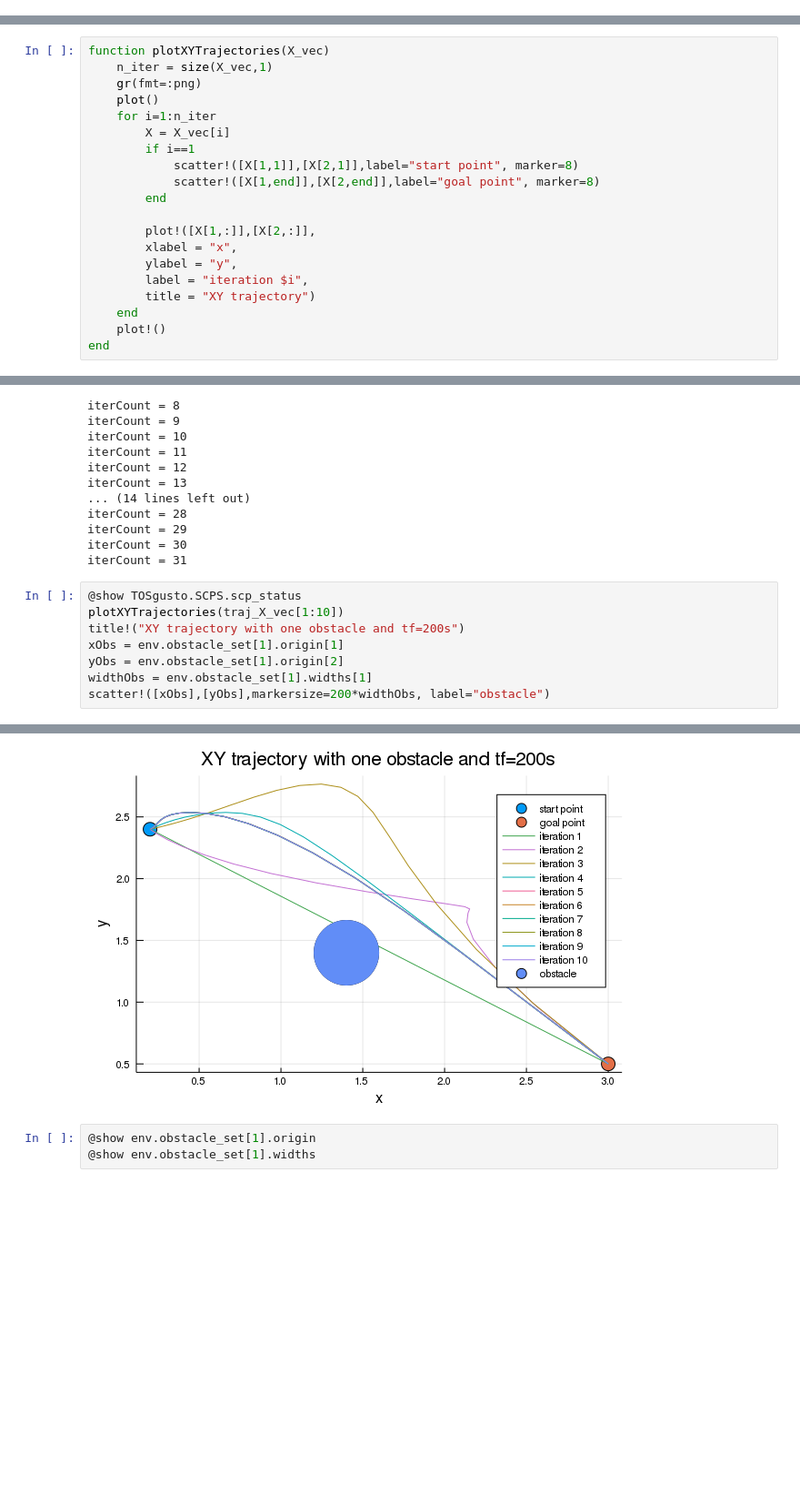
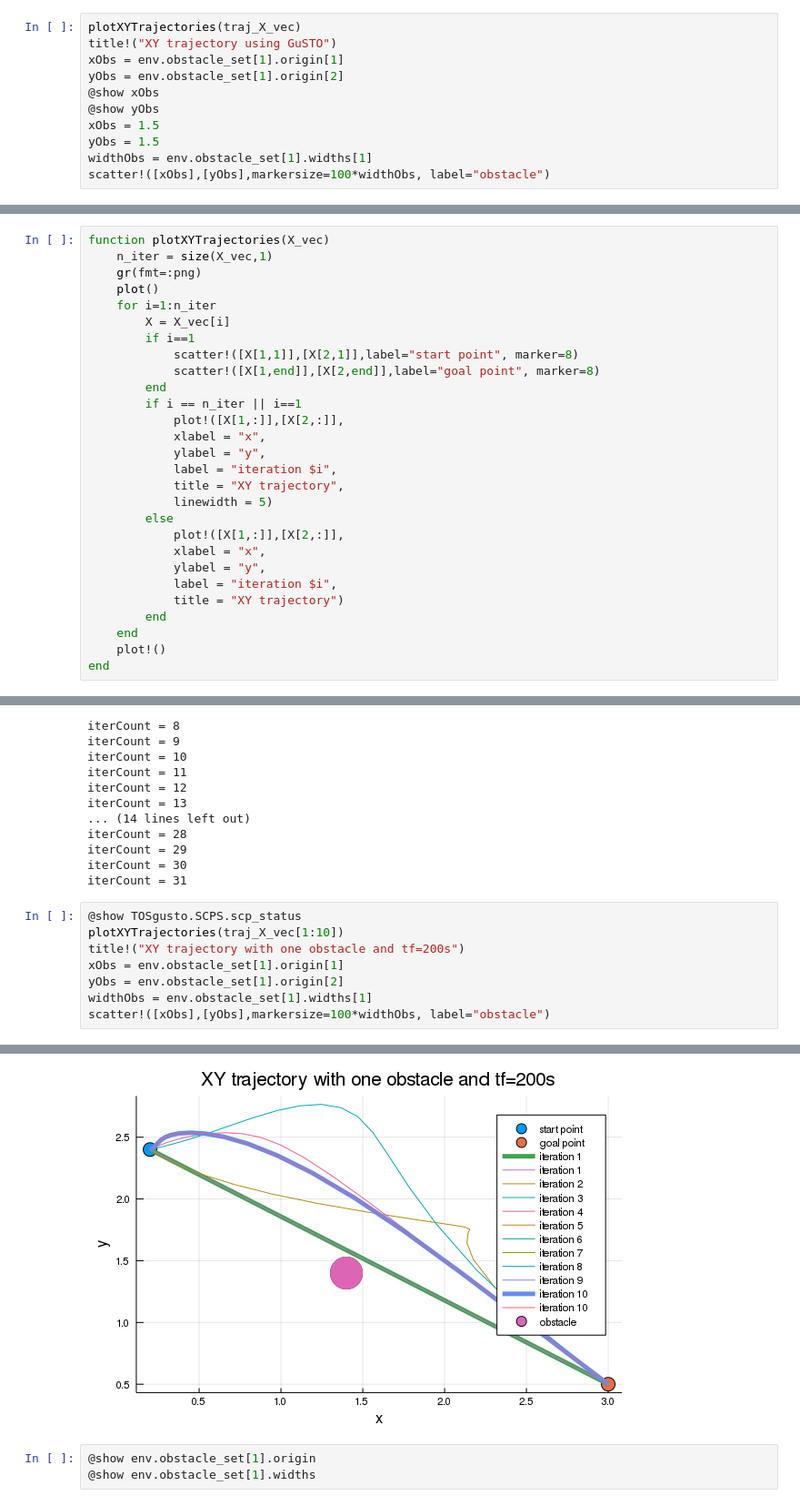
Before and after one commit to somritabanerjee/GuSTO.jl, a Jupyter notebook: examples/freeflyerSE2-Copy1.ipynb, the cells around one changed output, grey strips where cells are left out. Shown at 91% size. Cells and saved outputs as stored; diff of their text form; blank space fills up the shorter version.

```diff
--- a/examples/freeflyerSE2-Copy1.ipynb
+++ b/examples/freeflyerSE2-Copy1.ipynb
@@ -23,0 +369,11 @@ FreeflyerSE2(6, 3, 0.05, Any[], Any[], Any[])
+# %%
+plotXYTrajectories(traj_X_vec)
+title!("XY trajectory using GuSTO")
+xObs = env.obstacle_set[1].origin[1]
+yObs = env.obstacle_set[1].origin[2]
+@show xObs
+@show yObs
+xObs = 1.5
+yObs = 1.5
+widthObs = env.obstacle_set[1].widths[1]
+scatter!([xObs],[yObs],markersize=100*widthObs, label="obstacle")
@@ -1341,12 +2040,20 @@ function plotXYTrajectories(X_vec)
             scatter!([X[1,1]],[X[2,1]],label="start point", marker=8)
             scatter!([X[1,end]],[X[2,end]],label="goal point", marker=8)
         end
-
-        plot!([X[1,:]],[X[2,:]],
-        xlabel = "x",
-        ylabel = "y",
-        label = "iteration $i",
-        title = "XY trajectory")
+        if i == n_iter || i==1
+            plot!([X[1,:]],[X[2,:]],
+            xlabel = "x",
+            ylabel = "y",
+            label = "iteration $i",
+            title = "XY trajectory",
+            linewidth = 5)
+        else
+            plot!([X[1,:]],[X[2,:]],
+            xlabel = "x",
+            ylabel = "y",
+            label = "iteration $i",
+            title = "XY trajectory")
+        end
     end
     plot!()
 end
@@ -1863,14 +2583,14 @@ iterCount = 31
 # %%
 @show TOSgusto.SCPS.scp_status
 plotXYTrajectories(traj_X_vec[1:10])
 title!("XY trajectory with one obstacle and tf=200s")
 xObs = env.obstacle_set[1].origin[1]
 yObs = env.obstacle_set[1].origin[2]
 widthObs = env.obstacle_set[1].widths[1]
-scatter!([xObs],[yObs],markersize=200*widthObs, label="obstacle")
+scatter!([xObs],[yObs],markersize=100*widthObs, label="obstacle")
 # %% [output]
 (TOSgusto.SCPS).scp_status = Symbol[:NA, :OK, :ViolatesConstraints, :OK, :OK, :OK, :OK, :OK, :OK, :OK, :OK, :OK, :OK, :OK, :OK, :OK, :OK, :OK, :OK, :OK, :OK, :OK, :OK, :OK, :OK, :OK, :OK, :OK, :OK, :O ...
-[figure, old version]
+[figure, new version]
 # %%
 @show env.obstacle_set[1].origin
 @show env.obstacle_set[1].widths
```
Also changed, not shown: parts of 35 cells of this notebook, 13 other files.
